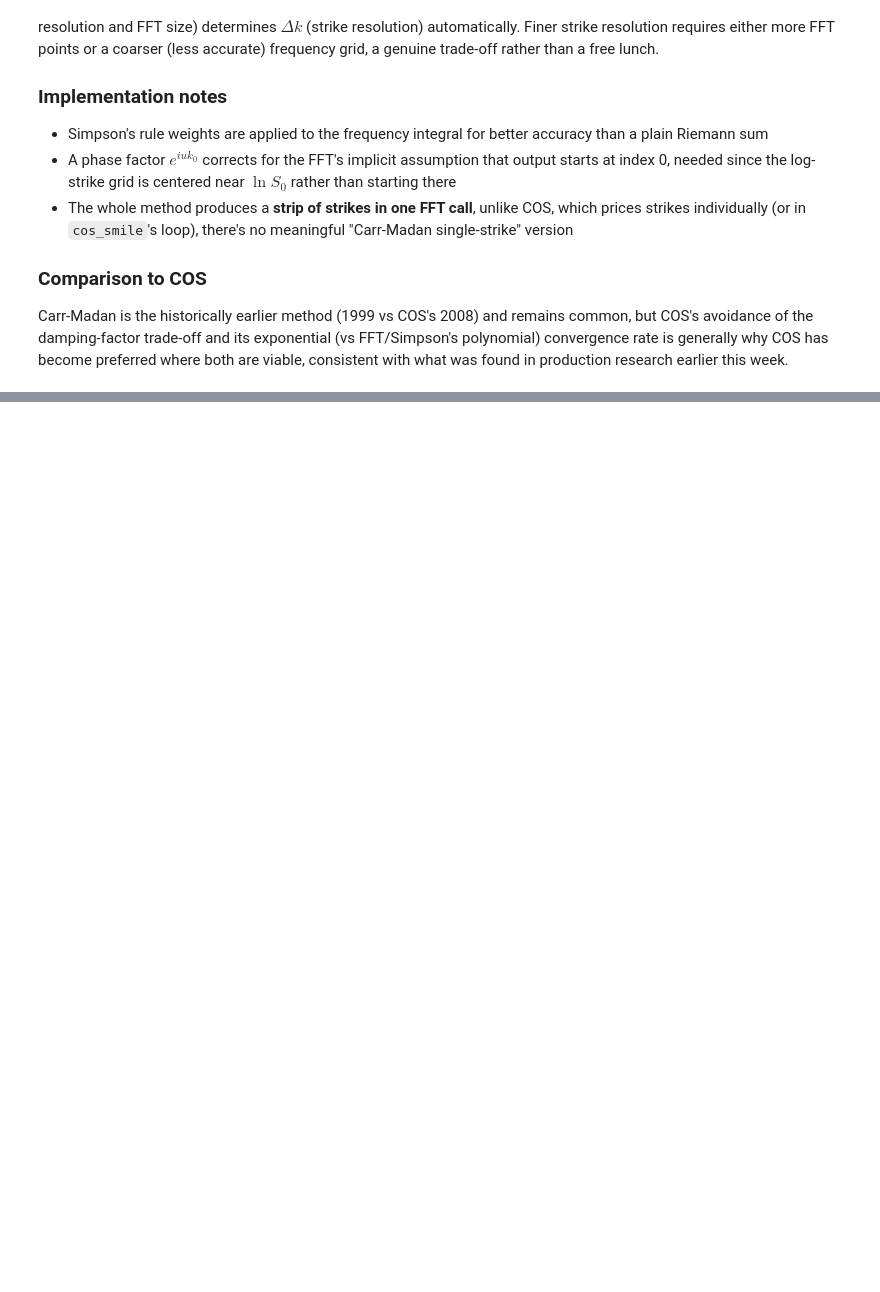
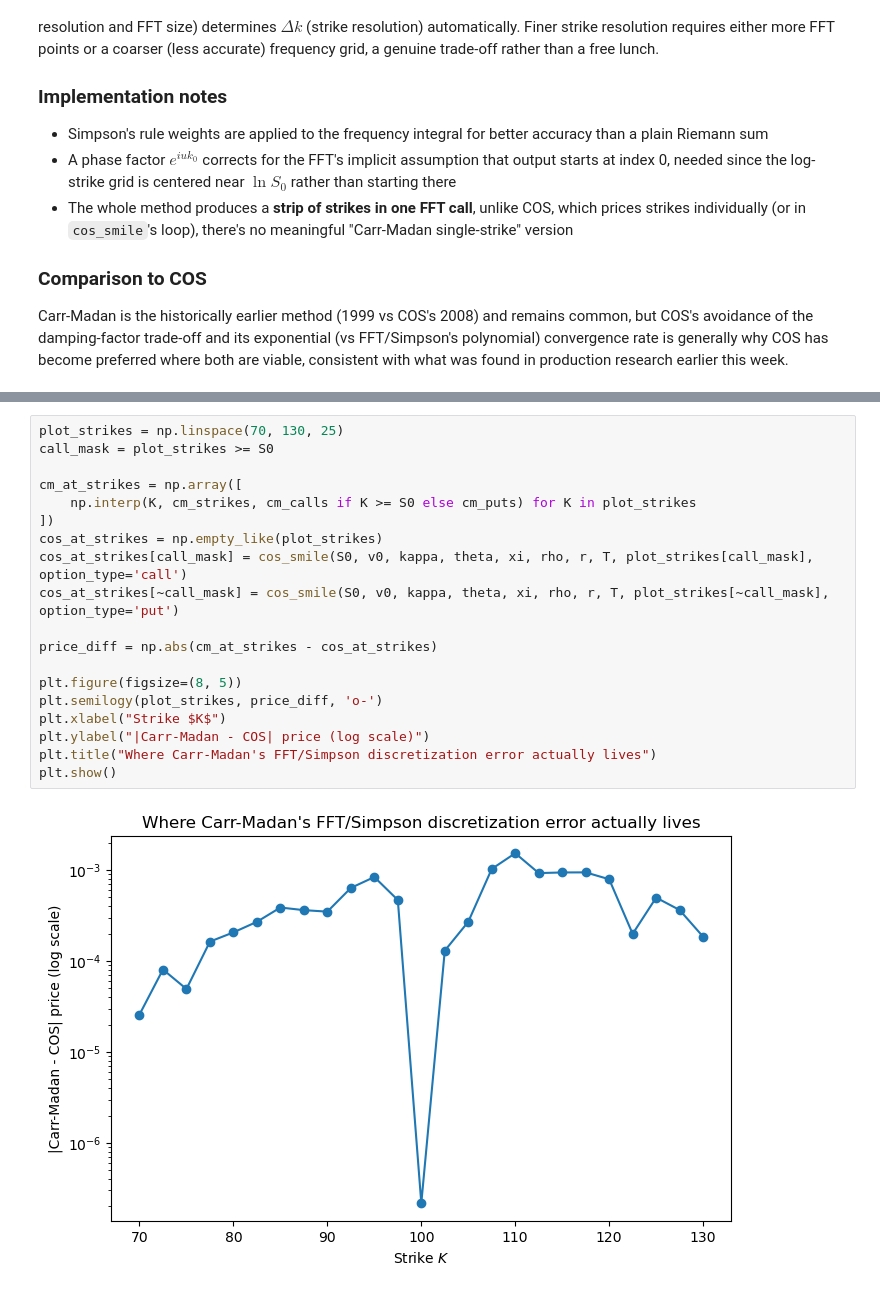
Before and after one commit to Kunvuthi/quant-project, a Jupyter notebook: notebooks/09_fourier_pricing.ipynb, the cells around one changed output, grey strips where cells are left out. Saved outputs shown, nothing was run; the diff lists cells and outputs as text; blank space fills up the shorter version.

```diff
--- a/notebooks/09_fourier_pricing.ipynb
+++ b/notebooks/09_fourier_pricing.ipynb
@@ -304,0 +347,21 @@ research earlier this week.
+# %%
+plot_strikes = np.linspace(70, 130, 25)
+call_mask = plot_strikes >= S0
+
+cm_at_strikes = np.array([
+    np.interp(K, cm_strikes, cm_calls if K >= S0 else cm_puts) for K in plot_strikes
+])
+cos_at_strikes = np.empty_like(plot_strikes)
+cos_at_strikes[call_mask] = cos_smile(S0, v0, kappa, theta, xi, rho, r, T, plot_strikes[call_mask], option_type='call')
+cos_at_strikes[~call_mask] = cos_smile(S0, v0, kappa, theta, xi, rho, r, T, plot_strikes[~call_mask], option_type='put')
+
+price_diff = np.abs(cm_at_strikes - cos_at_strikes)
+
+plt.figure(figsize=(8, 5))
+plt.semilogy(plot_strikes, price_diff, 'o-')
+plt.xlabel("Strike $K$")
+plt.ylabel("|Carr-Madan - COS| price (log scale)")
+plt.title("Where Carr-Madan's FFT/Simpson discretization error actually lives")
+plt.show()
+# %% [output]
+[figure, added]
```
Also changed, not shown: parts of 3 cells of this notebook.
